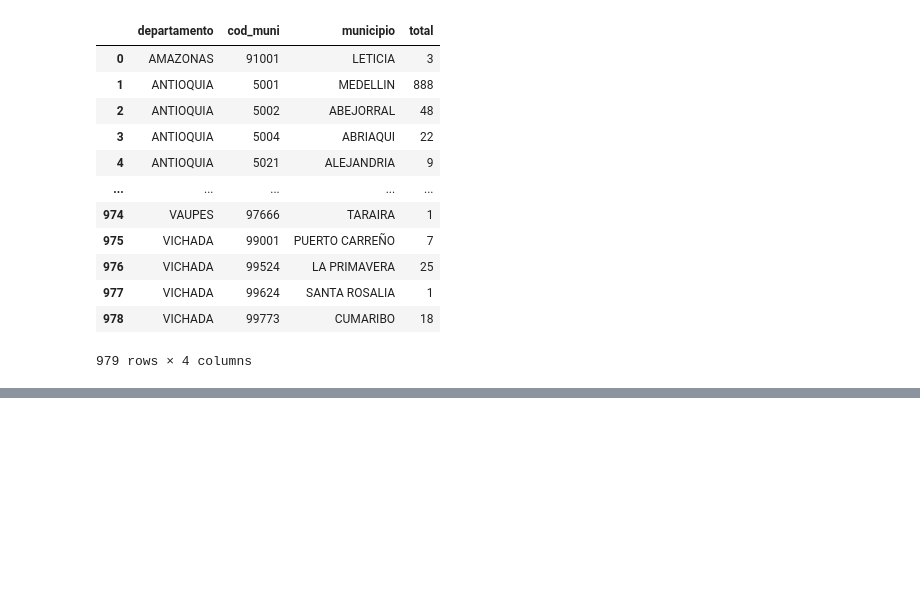
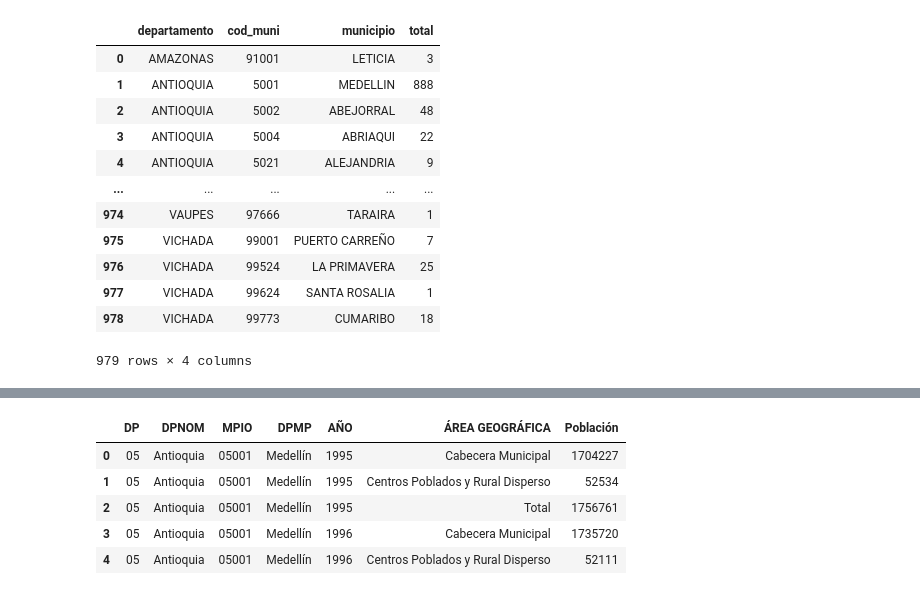
Before and after one commit to SPMINE-2425/repo_jaecheverrys, a Jupyter notebook: Código/exploracion_secuestros.ipynb, the cells around one changed output, grey strips where cells are left out. Cells and saved outputs as stored; diff of their text form; code cells hidden in the pictures; blank space fills up the shorter version.

```diff
--- a/Código/exploracion_secuestros.ipynb
+++ b/Código/exploracion_secuestros.ipynb
@@ -142,0 +205,11 @@ KeyboardInterrupt:
+# %%
+# Unir los tres dataframes de población usando pd.concat (concatena filas)
+poblacion_total = pd.concat([poblacion_1995_2004, poblacion_2005_2019, poblacion_2020_2035], ignore_index=True)
+poblacion_total.head()
+# %% [output]
+|  | DP | DPNOM | MPIO | DPMP | AÑO | ÁREA GEOGRÁFICA | Población |
+| 0 | 05 | Antioquia | 05001 | Medellín | 1995 | Cabecera Municipal | 1704227 |
+| 1 | 05 | Antioquia | 05001 | Medellín | 1995 | Centros Poblados y Rural Disperso | 52534 |
+| 2 | 05 | Antioquia | 05001 | Medellín | 1995 | Total | 1756761 |
+| 3 | 05 | Antioquia | 05001 | Medellín | 1996 | Cabecera Municipal | 1735720 |
+| 4 | 05 | Antioquia | 05001 | Medellín | 1996 | Centros Poblados y Rural Disperso | 52111 |
```
Also changed, not shown: parts of 10 cells of this notebook, 5 other files.
